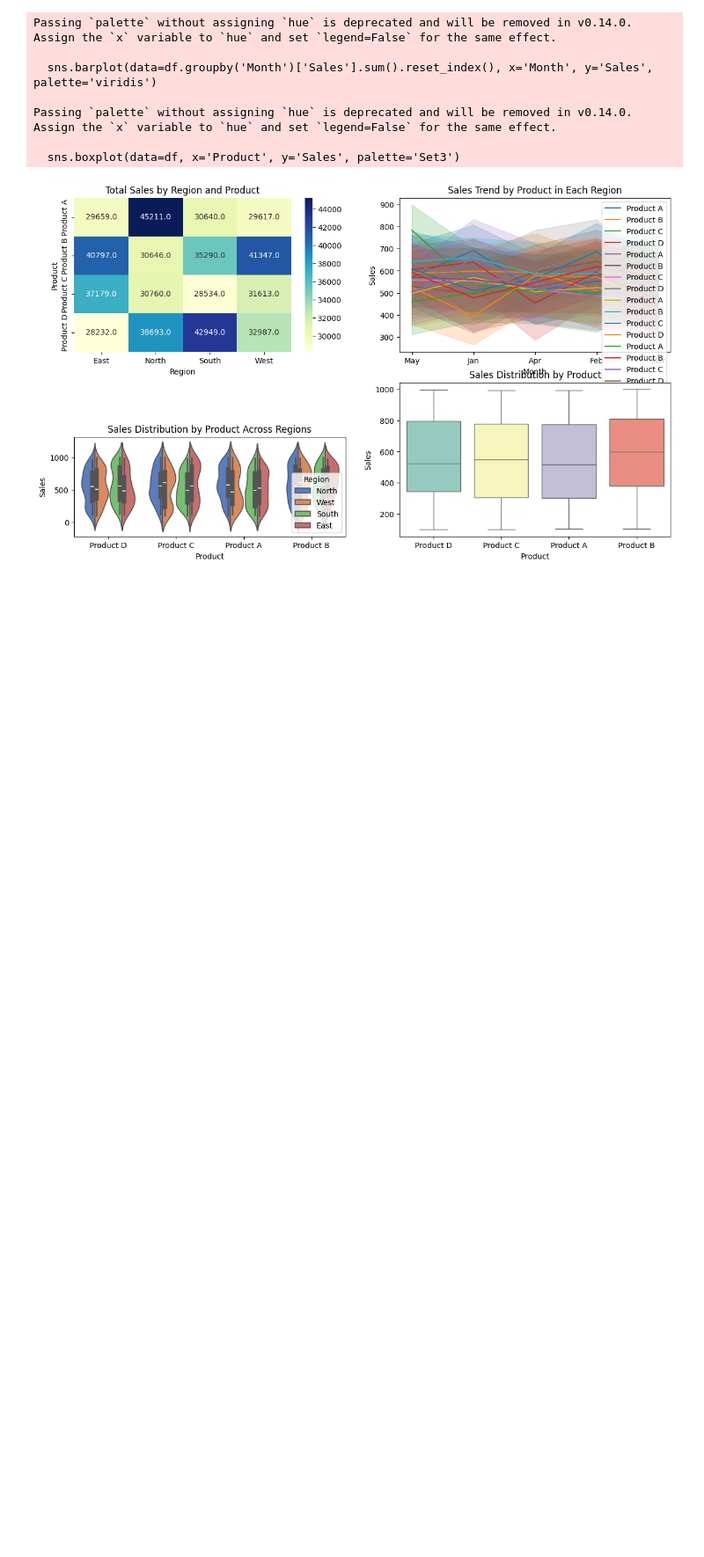
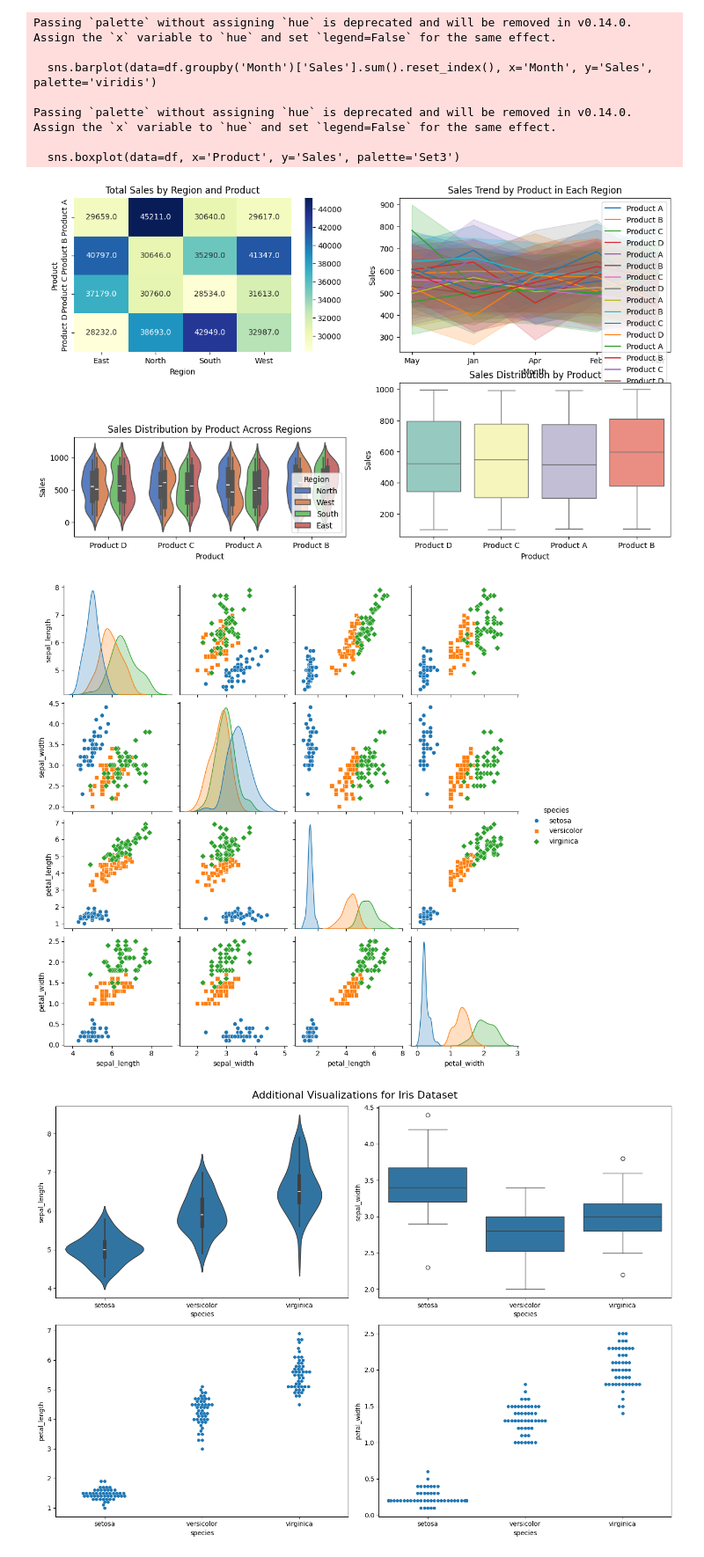
Before and after one commit to m-zayed5722/Miscellaneous-Projects, a Jupyter notebook: Data_Visualization.ipynb, the cells around one changed output. Shown at 88% size. Cells and saved outputs as stored; diff of their text form; code cells hidden in the pictures; blank space fills up the shorter version.

```diff
--- a/Data_Visualization.ipynb
+++ b/Data_Visualization.ipynb
@@ -470,3 +470,35 @@ Passing `palette` without assigning `hue` is deprecated and will be removed in v
 
   sns.boxplot(data=df, x='Product', y='Sales', palette='Set3')
 [figure]
+# %%
+# Load the Iris dataset
+iris = sns.load_dataset("iris")
+
+# Create a scatter plot matrix
+sns.pairplot(iris, hue="species", markers=["o", "s", "D"])
+
+# Create additional visualizations
+plt.figure(figsize=(14, 10))
+
+# Violin plot for sepal length by species
+plt.subplot(2, 2, 1)
+sns.violinplot(x="species", y="sepal_length", data=iris)
+
+# Box plot for sepal width by species
+plt.subplot(2, 2, 2)
+sns.boxplot(x="species", y="sepal_width", data=iris)
+
+# Swarm plot for petal length by species
+plt.subplot(2, 2, 3)
+sns.swarmplot(x="species", y="petal_length", data=iris)
+
+# Swarm plot for petal width by species
+plt.subplot(2, 2, 4)
+sns.swarmplot(x="species", y="petal_width", data=iris)
+
+plt.suptitle("Additional Visualizations for Iris Dataset", fontsize=16)
+plt.tight_layout()
+plt.show()
+# %% [output]
+[figure, added]
+[figure, added]
```
